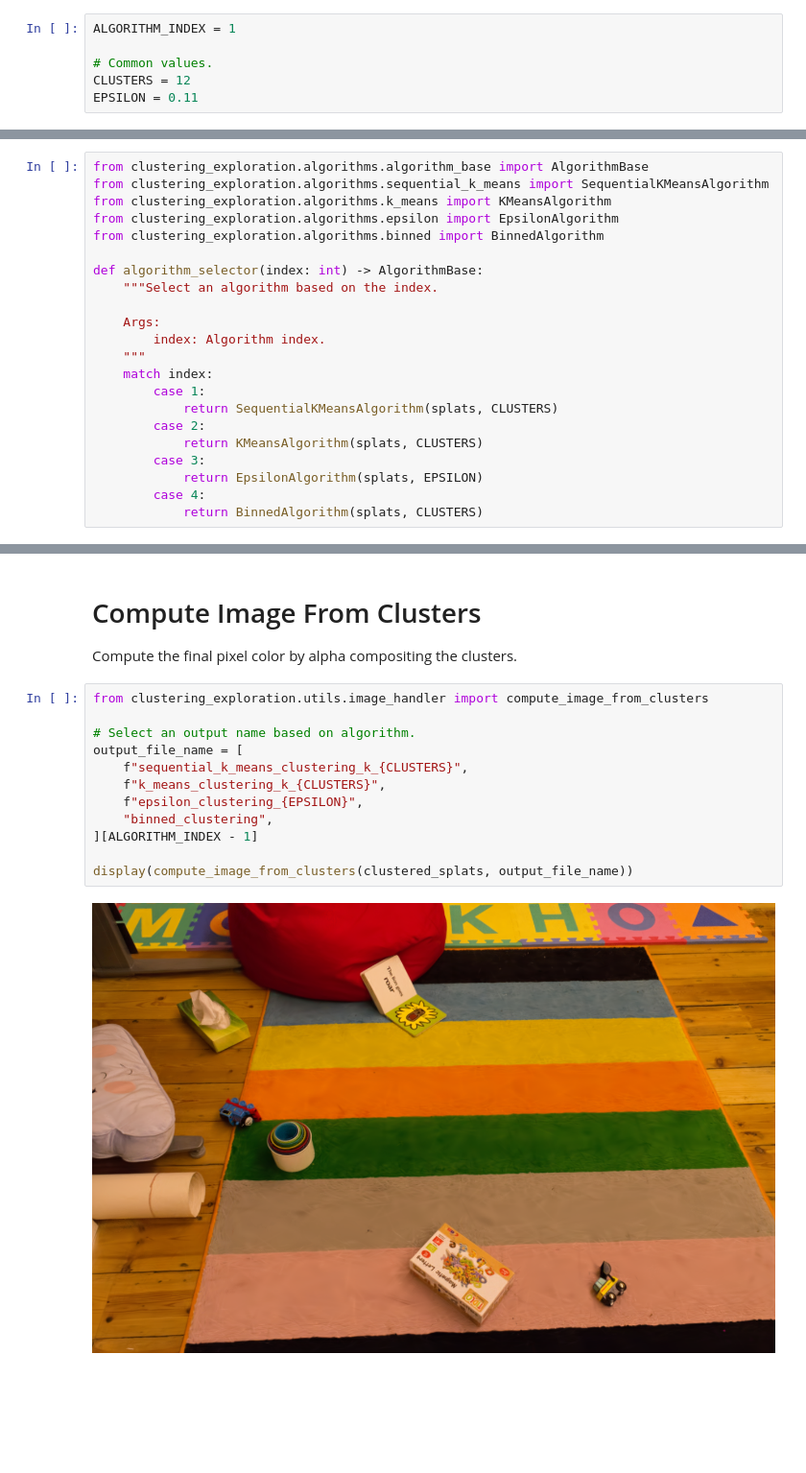
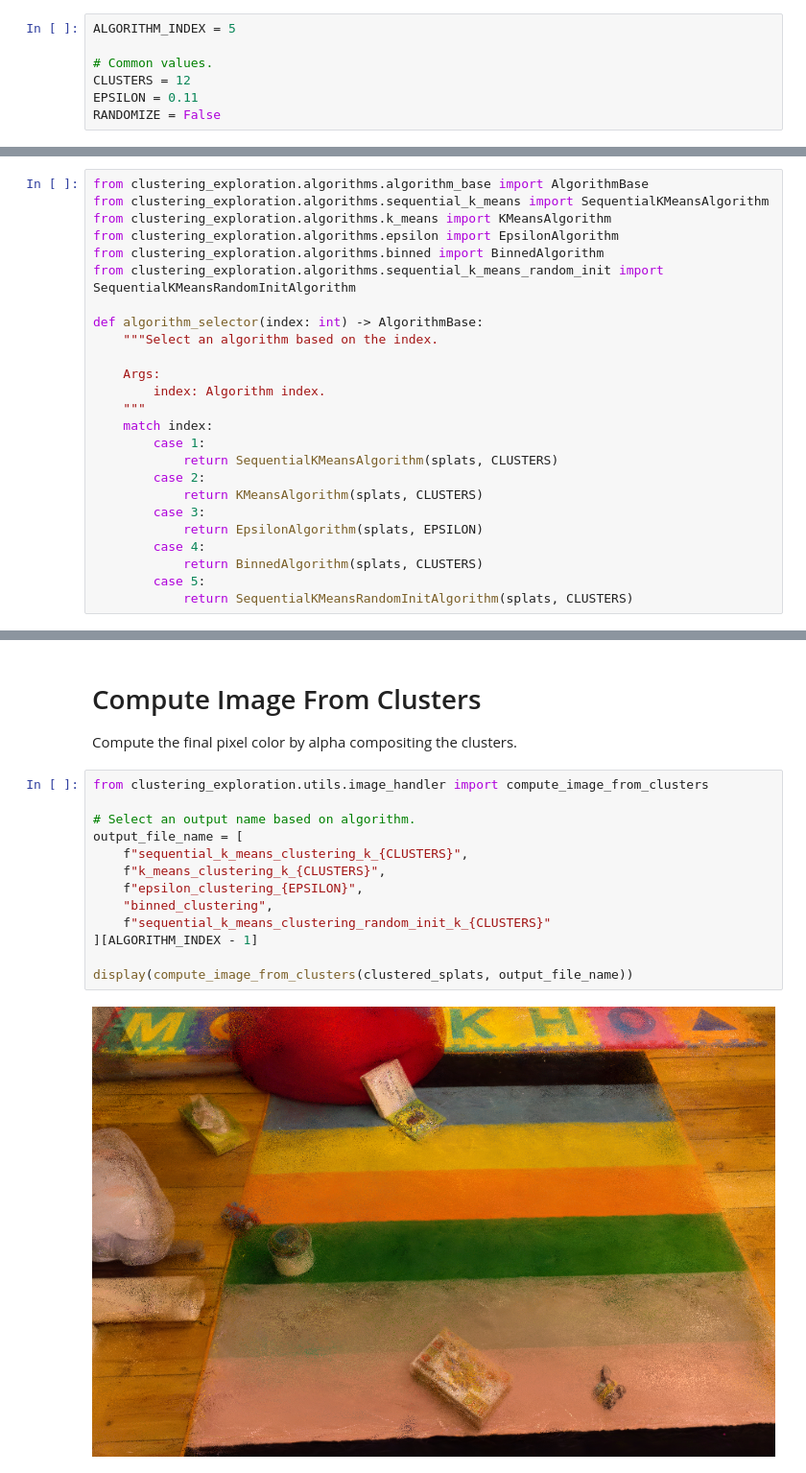
Before and after one commit to PLSE-Splats/clustering-exploration, a Jupyter notebook: src/clustering_exploration/algorithm_explorer.ipynb, the cells around one changed output, grey strips where cells are left out. Shown at 96% size. Drawn from its saved outputs; the diff is of its cells as text; blank space fills up the shorter version.

Commit message:
Skm random init (#28)
* Add option to not shuffle, create new algo file

* Random init doesn't work too well

* Ensure empty splat was not chosen todo

```diff
--- a/src/clustering_exploration/algorithm_explorer.ipynb
+++ b/src/clustering_exploration/algorithm_explorer.ipynb
@@ -22,8 +19,9 @@ Pick one using the index:
 3. Epsilon Clustering: Cluster splats that are within an epsilon distance of each other.
 4. Equal-sized Bins
 # %%
-ALGORITHM_INDEX = 1
+ALGORITHM_INDEX = 5
 
 # Common values.
 CLUSTERS = 12
 EPSILON = 0.11
+RANDOMIZE = False
@@ -33,6 +35,7 @@ from clustering_exploration.algorithms.sequential_k_means import SequentialKMean
 from clustering_exploration.algorithms.k_means import KMeansAlgorithm
 from clustering_exploration.algorithms.epsilon import EpsilonAlgorithm
 from clustering_exploration.algorithms.binned import BinnedAlgorithm
+from clustering_exploration.algorithms.sequential_k_means_random_init import SequentialKMeansRandomInitAlgorithm
 
 def algorithm_selector(index: int) -> AlgorithmBase:
     """Select an algorithm based on the index.
@@ -49,5 +52,7 @@ def algorithm_selector(index: int) -> AlgorithmBase:
             return EpsilonAlgorithm(splats, EPSILON)
         case 4:
             return BinnedAlgorithm(splats, CLUSTERS)
+        case 5:
+            return SequentialKMeansRandomInitAlgorithm(splats, CLUSTERS)
 # %%
 clustered_splats = algorithm_selector(ALGORITHM_INDEX).compute()
@@ -57,14 +76,15 @@ Compute the final pixel color by alpha compositing the clusters.
 # %%
 from clustering_exploration.utils.image_handler import compute_image_from_clusters
 
 # Select an output name based on algorithm.
 output_file_name = [
     f"sequential_k_means_clustering_k_{CLUSTERS}",
     f"k_means_clustering_k_{CLUSTERS}",
     f"epsilon_clustering_{EPSILON}",
     "binned_clustering",
+    f"sequential_k_means_clustering_random_init_k_{CLUSTERS}"
 ][ALGORITHM_INDEX - 1]
 
 display(compute_image_from_clusters(clustered_splats, output_file_name))
 # %% [output]
-[figure, old version]
+[figure, new version]
```
Also changed, not shown: parts of 3 cells of this notebook, 1 other file.
